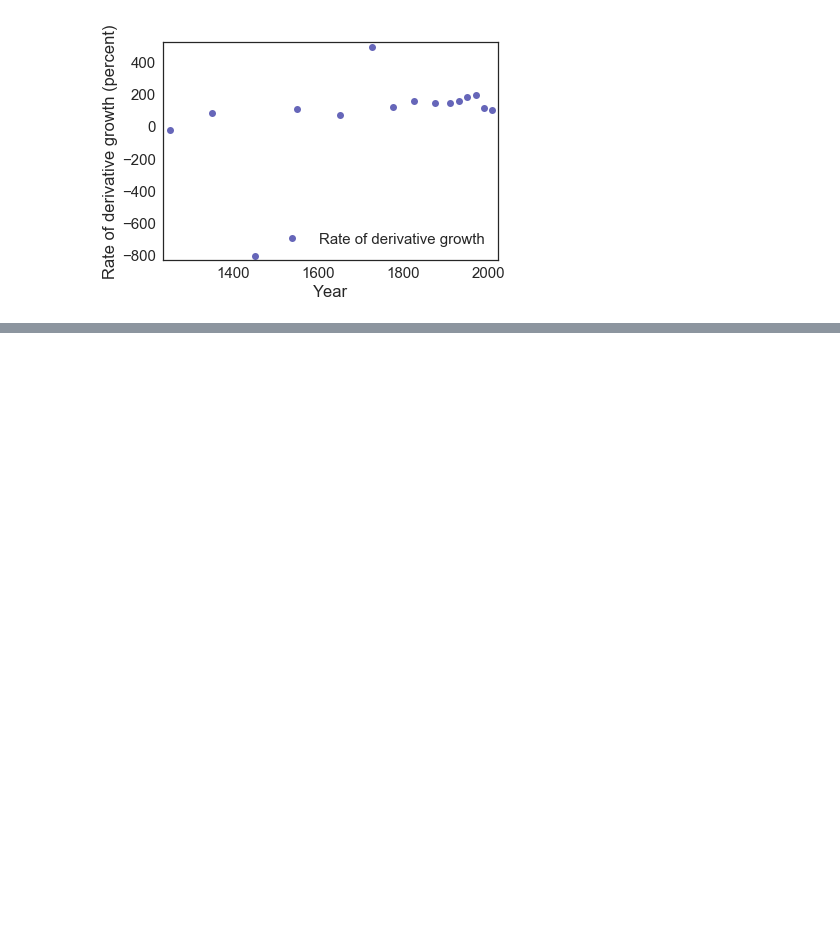
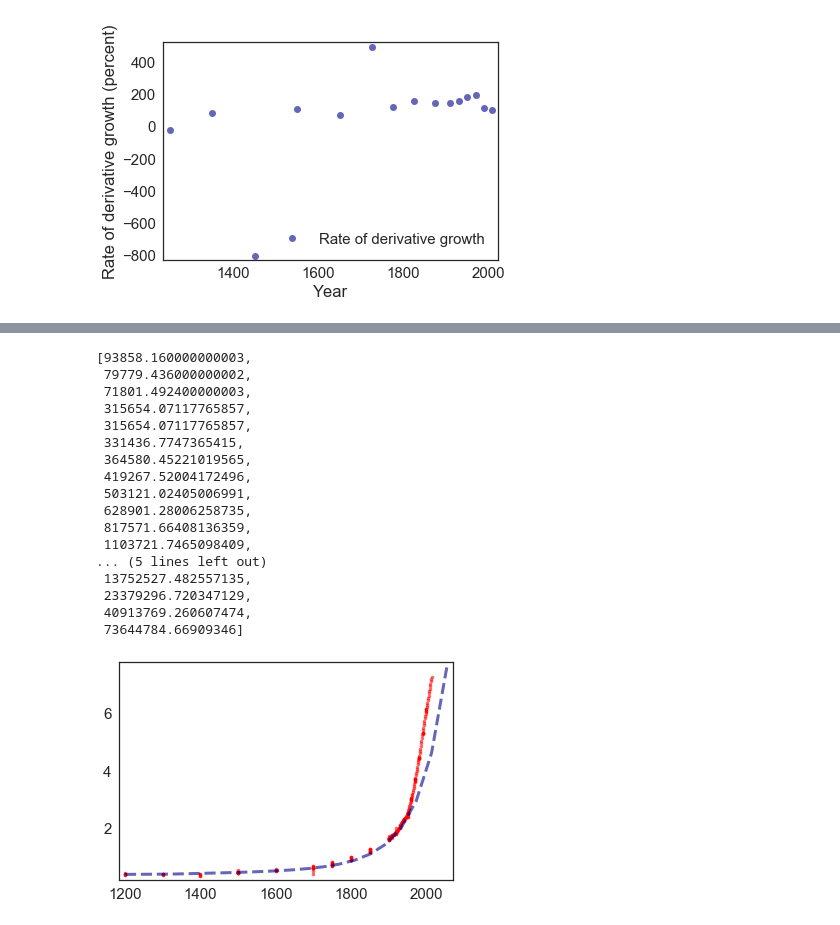
Before and after one commit to VagueSalutations/ModSimProj1, a Jupyter notebook: RationalPopulationGrowth.ipynb, the cells around one changed output, grey strips where cells are left out. Saved outputs shown, nothing was run; the diff lists cells and outputs as text; code cells hidden in the pictures; blank space fills up the shorter version.

Commit message:
Finished model!

```diff
--- a/RationalPopulationGrowth.ipynb
+++ b/RationalPopulationGrowth.ipynb
@@ -289,0 +387,25 @@ plot_data(recentPercentChanges*1e9, 'Rate of derivative growth', 'Year', 'Rate o
+# %%
+#GOOD_SYSTEM = worldSystem                # HERE I SAVED THE OUTPUT OF ONE GOOD RUN OF THE MODEL
+newfig()
+plot_data(recentPopData, colorin='red')
+plot_data(GOOD_SYSTEM.results, shapein = '--')
+GOOD_SYSTEM.results2
+# %% [output]
+[93858.160000000003,
+ 79779.436000000002,
+ 71801.492400000003,
+ 315654.07117765857,
+ 315654.07117765857,
+ 331436.7747365415,
+ 364580.45221019565,
+ 419267.52004172496,
+ 503121.02405006991,
+ 628901.28006258735,
+ 817571.66408136359,
+ 1103721.7465098409,
+... (5 lines left out)
+ 13752527.482557135,
+ 23379296.720347129,
+ 40913769.260607474,
+ 73644784.66909346]
+[figure, added]
```
Also changed, not shown: parts of 4 cells of this notebook.
